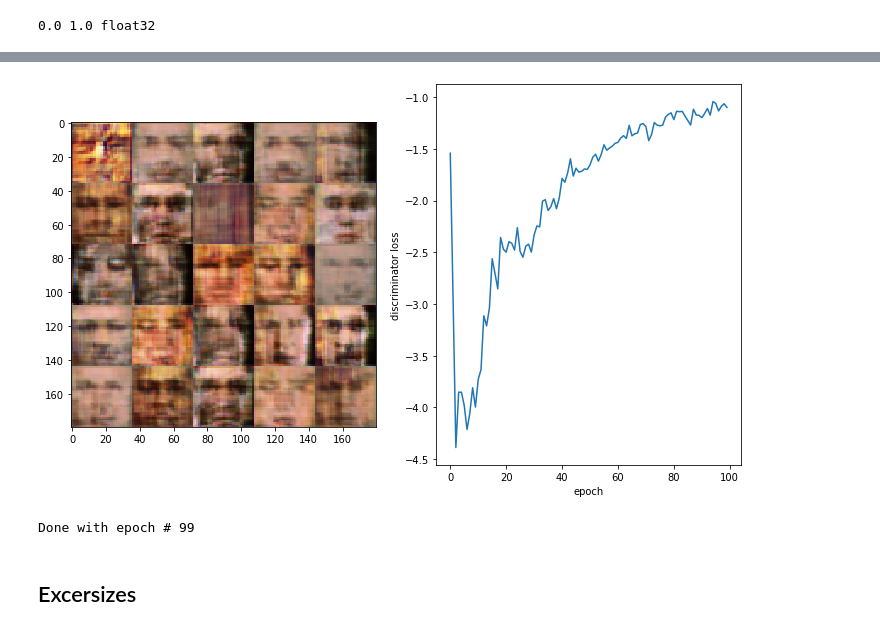
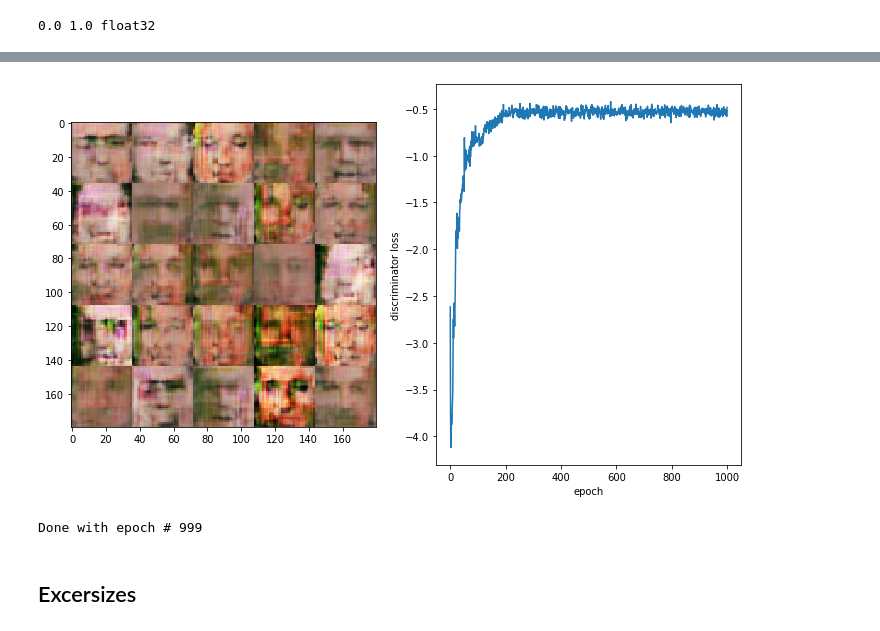
Before and after one commit to HSE-LAMBDA/mldm-2019, a Jupyter notebook: day-7/GAN_(WGAN_GP_+_conv).ipynb, the cells around one changed output, grey strips where cells are left out. Cells and saved outputs as stored; diff of their text form; code cells hidden in the pictures.

```diff
--- a/day-7/GAN_(WGAN_GP_+_conv).ipynb
+++ b/day-7/GAN_(WGAN_GP_+_conv).ipynb
@@ -194,8 +157,8 @@ def forward(batch, with_GP):
     return loss, penalty
   return loss
 
-opt_d = tf.optimizers.RMSprop(0.001)
-opt_g = tf.optimizers.RMSprop(0.001)
+opt_d = tf.optimizers.RMSprop(0.003)
+opt_g = tf.optimizers.RMSprop(0.003)
 GP_FACTOR = 10.
 
 
@@ -206,9 +169,7 @@ def disc_step(batch):
     d_loss = loss + GP_FACTOR * penalty
   grads = t.gradient(d_loss, discriminator.trainable_variables)
   opt_d.apply_gradients(zip(grads, discriminator.trainable_variables))
-  for v in discriminator.trainable_variables:
-    v.assign(tf.minimum(v, WCLIP))
-    v.assign(tf.maximum(v, -WCLIP))
+
   return loss
 
 
@@ -226,47 +193,52 @@ from tqdm import trange
 # %%
 BATCH_SIZE = 256
 
-N_EPOCHS = 100
+N_EPOCHS = 1000
 NUM_DISC_STEPS = 5
 
 i_disc_step = 0
-losses = []
-for i_ep in range(N_EPOCHS):
+if not 'losses' in globals():
+  losses = []
+for i_ep in range(
+    (i_ep + 1) if 'i_ep' in globals() else 0,
+    N_EPOCHS
+  ):
   shuffle_ids = np.random.choice(len(X_train), len(X_train), replace=False)
   epoch_loss = 0
   tf.keras.backend.set_learning_phase(1) # train
   for i_img in trange(0, len(X_train), BATCH_SIZE):
     batch = X_train[shuffle_ids][i_img:i_img + BATCH_SIZE]
 
     if i_disc_step < NUM_DISC_STEPS:
       # discriminator update
       i_disc_step += 1
       epoch_loss += disc_step(batch).numpy() * len(batch)
     else:
       i_disc_step = 0
       epoch_loss -= gen_step(batch).numpy() * len(batch)
 
   epoch_loss /= len(X_train)
   losses.append(epoch_loss)
 
-  opt_d.learning_rate.assign(tf.maximum(0.0001, opt_d.learning_rate * 0.98))
-  opt_g.learning_rate.assign(tf.maximum(0.0001, opt_g.learning_rate * 0.98))
+  opt_d.learning_rate.assign(opt_d.learning_rate * 0.98)
+  opt_g.learning_rate.assign(opt_g.learning_rate * 0.98)
 
 
-  imgs = (gen_images(25).numpy() * 255).astype('uint8')
-  clear_output(wait=True)
-  plt.figure(figsize=(12, 7))
-  plt.subplot(1, 2, 1)
-  plt.imshow(imgs.reshape((5, 5, 36, 36, 3)).transpose(0, 2, 1, 3, 4).reshape(36 * 5, 36 * 5, 3))
-  plt.subplot(1, 2, 2)
-  plt.plot(losses)
-  plt.xlabel('epoch')
-  plt.ylabel('discriminator loss')
-  plt.show()
+  if i_ep % 5 == 0 or i_ep == N_EPOCHS - 1:
+    imgs = (gen_images(25).numpy() * 255).astype('uint8')
+    clear_output(wait=True)
+    plt.figure(figsize=(12, 7))
+    plt.subplot(1, 2, 1)
+    plt.imshow(imgs.reshape((5, 5, 36, 36, 3)).transpose(0, 2, 1, 3, 4).reshape(36 * 5, 36 * 5, 3))
+    plt.subplot(1, 2, 2)
+    plt.plot(losses)
+    plt.xlabel('epoch')
+    plt.ylabel('discriminator loss')
+    plt.show()
   print("Done with epoch #", i_ep)
 # %% [output]
-[figure, old version]
+[figure, new version]
-Done with epoch # 99
+Done with epoch # 999
 # %% [markdown]
 ## Excersizes
 # %% [markdown]
```
Also changed, not shown: parts of 6 cells of this notebook.
